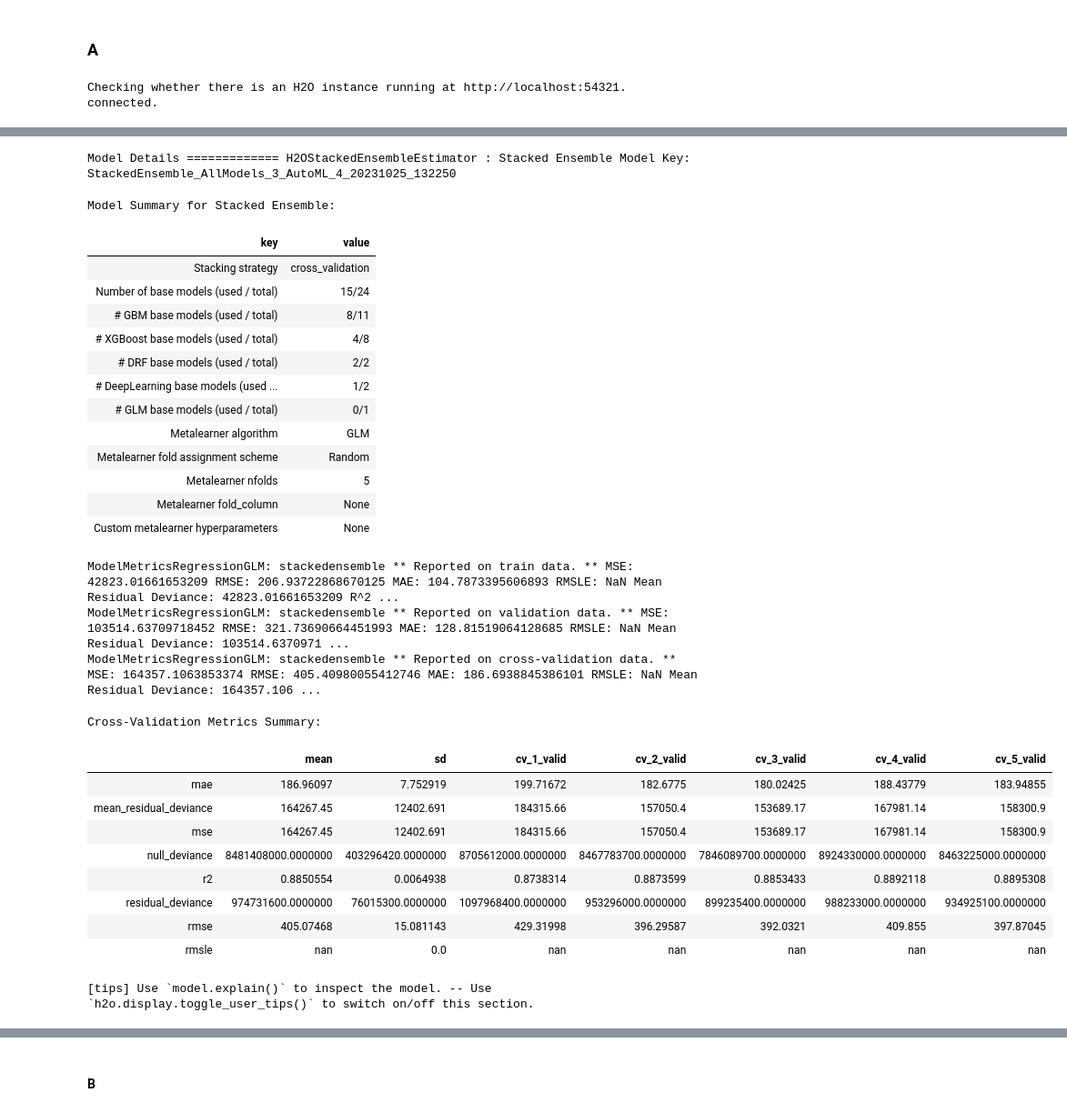
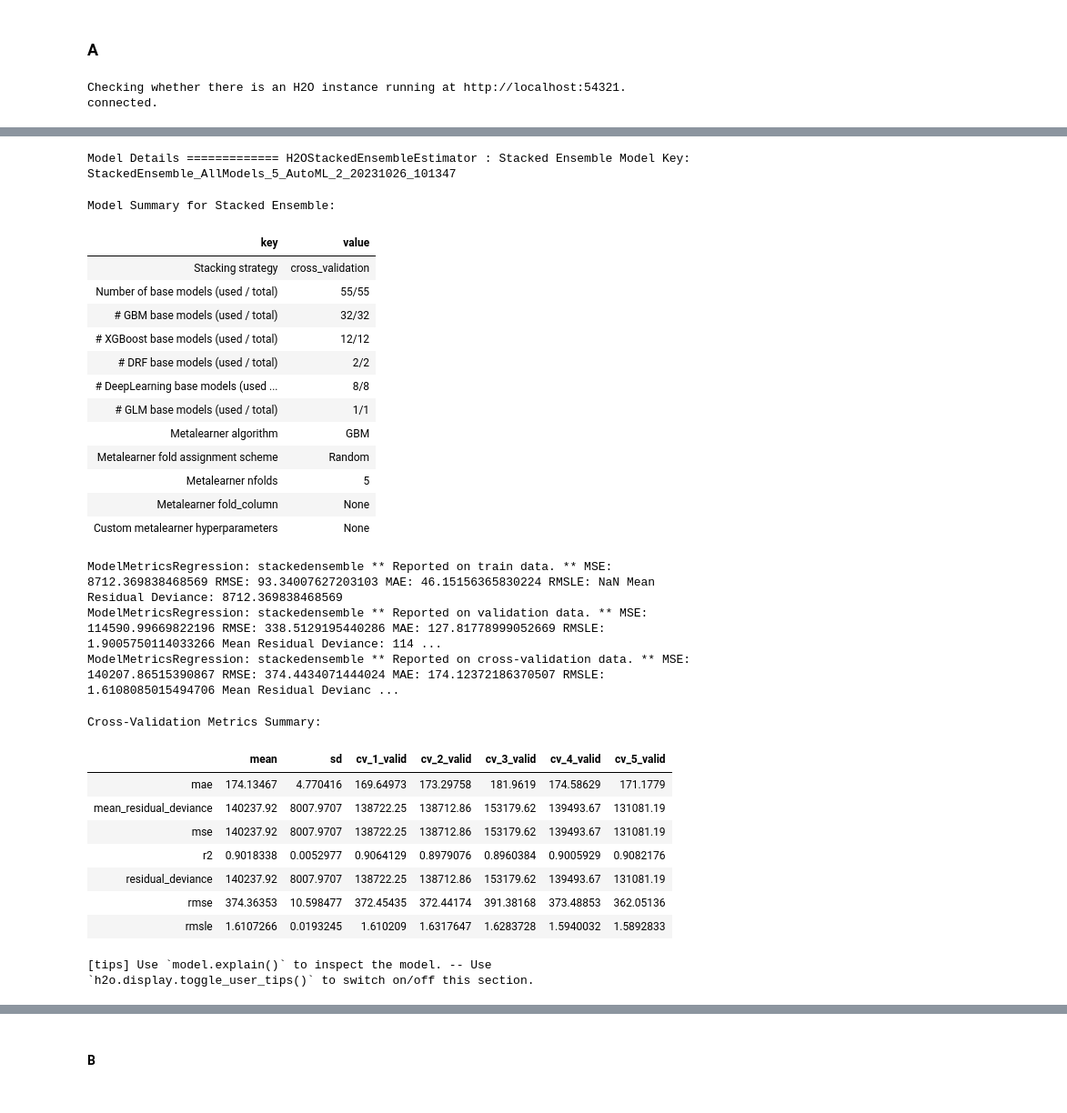
Before and after one commit to odaernt/Machine-learning-066, a Jupyter notebook: new_start/generate_dataset_automl.ipynb, the cells around one changed output, grey strips where cells are left out. Shown: that part at 91% size. Saved outputs shown, nothing was run; the diff lists cells and outputs as text; code cells hidden in the pictures.

Commit message:
AutoML og gradboost for datofeatures

```diff
--- a/new_start/generate_dataset_automl.ipynb
+++ b/new_start/generate_dataset_automl.ipynb
@@ -318,7 +363,7 @@ valid = h2o.H2OFrame(X_validate.assign(pv_measurement=y_validate))
 y = "pv_measurement"
 
 # Run H2O AutoML with your data
-aml = H2OAutoML(max_runtime_secs=300, stopping_metric="mae")
+aml = H2OAutoML(max_runtime_secs=1800, stopping_metric="mae")
 aml.train(y=y, training_frame=train, validation_frame=valid)
 # %% [output]
 Checking whether there is an H2O instance running at http://localhost:54321. connected.
@@ -357,31 +402,30 @@ AutoML progress: |
-Model Details ============= H2OStackedEnsembleEstimator : Stacked Ensemble Model Key: StackedEnsemble_AllModels_3_AutoML_4_20231025_132250
+Model Details ============= H2OStackedEnsembleEstimator : Stacked Ensemble Model Key: StackedEnsemble_AllModels_5_AutoML_2_20231026_101347
 Model Summary for Stacked Ensemble:
 | key | value |
 | Stacking strategy | cross_validation |
-| Number of base models (used / total) | 15/24 |
-| # GBM base models (used / total) | 8/11 |
-| # XGBoost base models (used / total) | 4/8 |
+| Number of base models (used / total) | 55/55 |
+| # GBM base models (used / total) | 32/32 |
+| # XGBoost base models (used / total) | 12/12 |
 | # DRF base models (used / total) | 2/2 |
-| # DeepLearning base models (used ... | 1/2 |
-| # GLM base models (used / total) | 0/1 |
-| Metalearner algorithm | GLM |
+| # DeepLearning base models (used ... | 8/8 |
+| # GLM base models (used / total) | 1/1 |
+| Metalearner algorithm | GBM |
 | Metalearner fold assignment scheme | Random |
 | Metalearner nfolds | 5 |
 | Metalearner fold_column | None |
 | Custom metalearner hyperparameters | None |
-ModelMetricsRegressionGLM: stackedensemble ** Reported on train data. ** MSE: 42823.01661653209 RMSE: 206.93722868670125 MAE: 104.7873395606893 RMSLE: NaN Mean Residual Deviance: 42823.01661653209 R^2 ...
-ModelMetricsRegressionGLM: stackedensemble ** Reported on validation data. ** MSE: 103514.63709718452 RMSE: 321.73690664451993 MAE: 128.81519064128685 RMSLE: NaN Mean Residual Deviance: 103514.6370971 ...
-ModelMetricsRegressionGLM: stackedensemble ** Reported on cross-validation data. ** MSE: 164357.1063853374 RMSE: 405.40980055412746 MAE: 186.6938845386101 RMSLE: NaN Mean Residual Deviance: 164357.106 ...
+ModelMetricsRegression: stackedensemble ** Reported on train data. ** MSE: 8712.369838468569 RMSE: 93.34007627203103 MAE: 46.15156365830224 RMSLE: NaN Mean Residual Deviance: 8712.369838468569
+ModelMetricsRegression: stackedensemble ** Reported on validation data. ** MSE: 114590.99669822196 RMSE: 338.5129195440286 MAE: 127.81778999052669 RMSLE: 1.9005750114033266 Mean Residual Deviance: 114 ...
+ModelMetricsRegression: stackedensemble ** Reported on cross-validation data. ** MSE: 140207.86515390867 RMSE: 374.4434071444024 MAE: 174.12372186370507 RMSLE: 1.6108085015494706 Mean Residual Devianc ...
 Cross-Validation Metrics Summary:
 |  | mean | sd | cv_1_valid | cv_2_valid | cv_3_valid | cv_4_valid | cv_5_valid |
-| mae | 186.96097 | 7.752919 | 199.71672 | 182.6775 | 180.02425 | 188.43779 | 183.94855 |
-| mean_residual_deviance | 164267.45 | 12402.691 | 184315.66 | 157050.4 | 153689.17 | 167981.14 | 158300.9 |
-| mse | 164267.45 | 12402.691 | 184315.66 | 157050.4 | 153689.17 | 167981.14 | 158300.9 |
-| null_deviance | 8481408000.0000000 | 403296420.0000000 | 8705612000.0000000 | 8467783700.0000000 | 7846089700.0000000 | 8924330000.0000000 | 8463225000.0000000 |
-| r2 | 0.8850554 | 0.0064938 | 0.8738314 | 0.8873599 | 0.8853433 | 0.8892118 | 0.8895308 |
-| residual_deviance | 974731600.0000000 | 76015300.0000000 | 1097968400.0000000 | 953296000.0000000 | 899235400.0000000 | 988233000.0000000 | 934925100.0000000 |
-| rmse | 405.07468 | 15.081143 | 429.31998 | 396.29587 | 392.0321 | 409.855 | 397.87045 |
-| rmsle | nan | 0.0 | nan | nan | nan | nan | nan |
+| mae | 174.13467 | 4.770416 | 169.64973 | 173.29758 | 181.9619 | 174.58629 | 171.1779 |
+| mean_residual_deviance | 140237.92 | 8007.9707 | 138722.25 | 138712.86 | 153179.62 | 139493.67 | 131081.19 |
+| mse | 140237.92 | 8007.9707 | 138722.25 | 138712.86 | 153179.62 | 139493.67 | 131081.19 |
+| r2 | 0.9018338 | 0.0052977 | 0.9064129 | 0.8979076 | 0.8960384 | 0.9005929 | 0.9082176 |
+| residual_deviance | 140237.92 | 8007.9707 | 138722.25 | 138712.86 | 153179.62 | 139493.67 | 131081.19 |
+| rmse | 374.36353 | 10.598477 | 372.45435 | 372.44174 | 391.38168 | 373.48853 | 362.05136 |
+| rmsle | 1.6107266 | 0.0193245 | 1.610209 | 1.6317647 | 1.6283728 | 1.5940032 | 1.5892833 |
 [tips] Use `model.explain()` to inspect the model. -- Use `h2o.display.toggle_user_tips()` to switch on/off this section.
 # %%
 lb = aml.leaderboard
```
Also changed, not shown: parts of 21 cells of this notebook, 3 other files.
